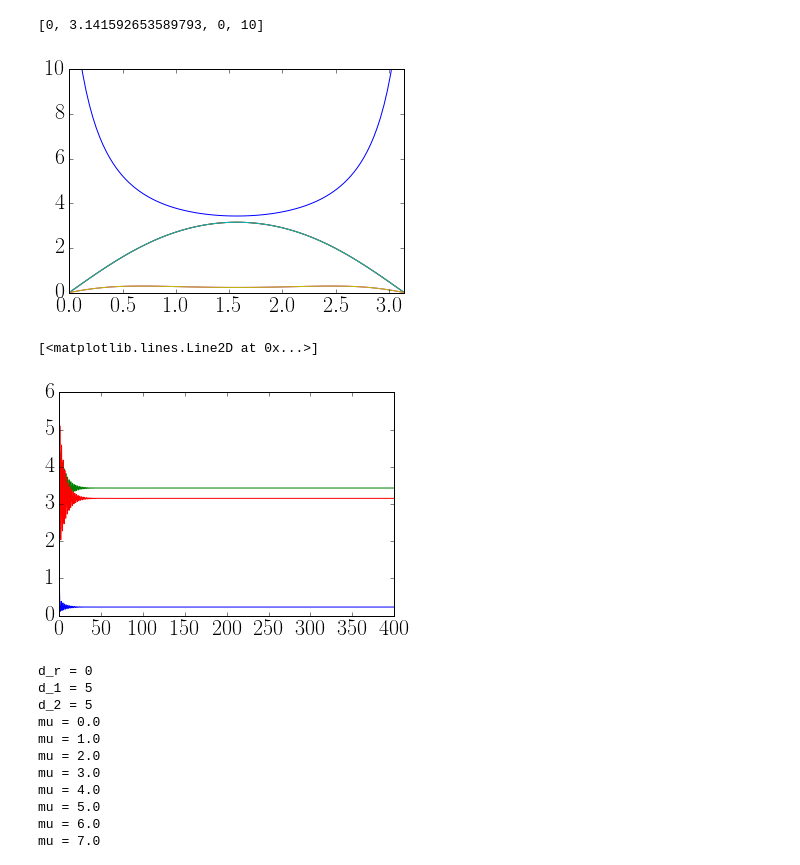
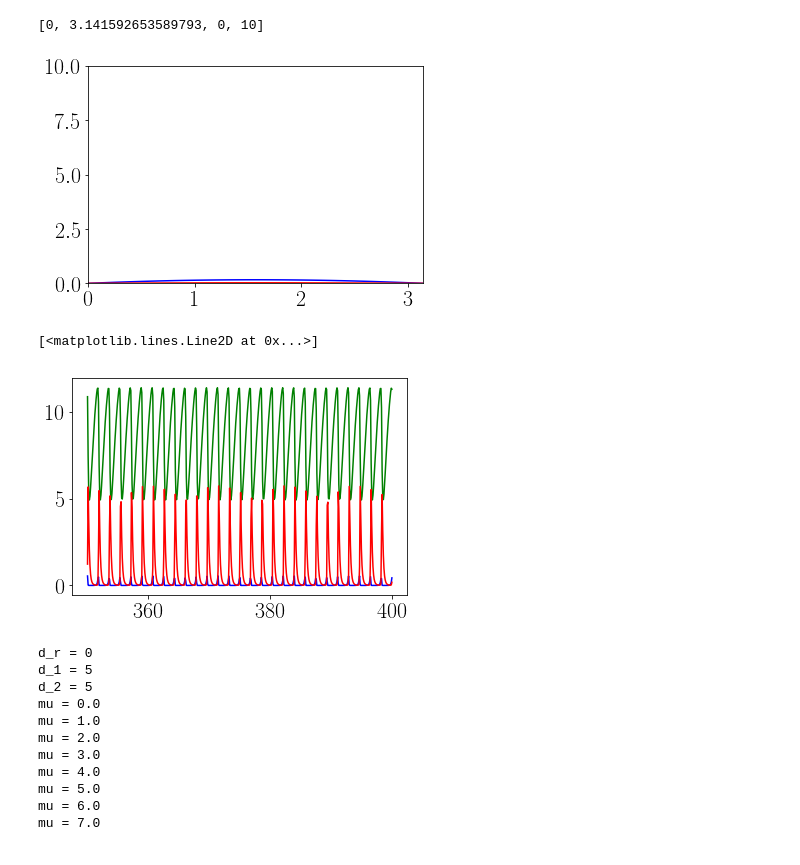
Before and after one commit to reand705/IGP, a Jupyter notebook: Method_Of_LinesIGP.ipynb, the cells around one changed output. Drawn from its saved outputs; the diff is of its cells as text; code cells hidden in the pictures.

```diff
--- a/Method_Of_LinesIGP.ipynb
+++ b/Method_Of_LinesIGP.ipynb
@@ -245,29 +245,27 @@ sol = np.array(sol)
 # %%
 #plot no espaço]
 
 #sol = np.load('Method_Of_LinesIGP_DR=%.3f,D1=%.3f,D2=%.3f,l=%.3f,mu=%.3f,gamma=%.3f,beta=%.f.npy'
             #% (l,D_r,D_1,D_2,mu,gamma,beta))
 
 R = np.transpose(sol[:,0:M])
 C1 = np.transpose(sol[:,M:2*(M)])
 C2 = np.transpose(sol[:,2*(M):])
 x = np.linspace(0,np.pi,M)
-plt.plot(x,R[0:M,-10])
-plt.plot(x,C2[0:M,-20])
-plt.plot(x,C2[0:M,-30])
-plt.plot(x,C2[0:M,-40])
-plt.plot(x,C1[0:M,-50])
-plt.plot(x,C1[0:M,-60])
+plt.plot(x,R[0:M,-20],color = 'green')
+plt.plot(x,C1[0:M,-20],color = 'blue')
+plt.plot(x,C2[0:M,-20],color = 'red')
 plt.axis([0,np.pi,0,10])
 # %% [output]
 [0, 3.141592653589793, 0, 10]
-[figure, old version]
+[figure, new version]
 # %%
 #centro do patch no tempo (ver se a população está constante mesmo,por exemplo)
 DR = 1.0
 D1 = 1.0
 D2 = 5.0
-l = 0.5 + 30*0.0125
+l = 0.5 + 35*0.0125
+t = np.linspace(0,Tmax,N)
 alpha = 1.0
 beta = 8
 gamma = 0.5
@@ -280,12 +278,12 @@ mu = 15
 R = np.transpose(sol[:,0:M])
 C1 = np.transpose(sol[:,M:2*M])
 C2 = np.transpose(sol[:,2*M:])
-plt.plot(t[:],R[M/2,:],color = 'green')
-plt.plot(t[:],C1[M/2,:],color = 'blue')
-plt.plot(t[:],C2[M/2,:],color = 'red')
+plt.plot(t[-500:],R[M/2,-500:],color = 'green')
+plt.plot(t[-500:],C1[M/2,-500:],color = 'blue')
+plt.plot(t[-500:],C2[M/2,-500:],color = 'red')
 # %% [output]
 [<matplotlib.lines.Line2D at 0x...>]
-[figure, old version]
+[figure, new version]
 # %%
 #Faça para vários dR, d1, d2, mu
 DR = [0]
```
Also changed, not shown: parts of 3 cells of this notebook, 1 other file.
